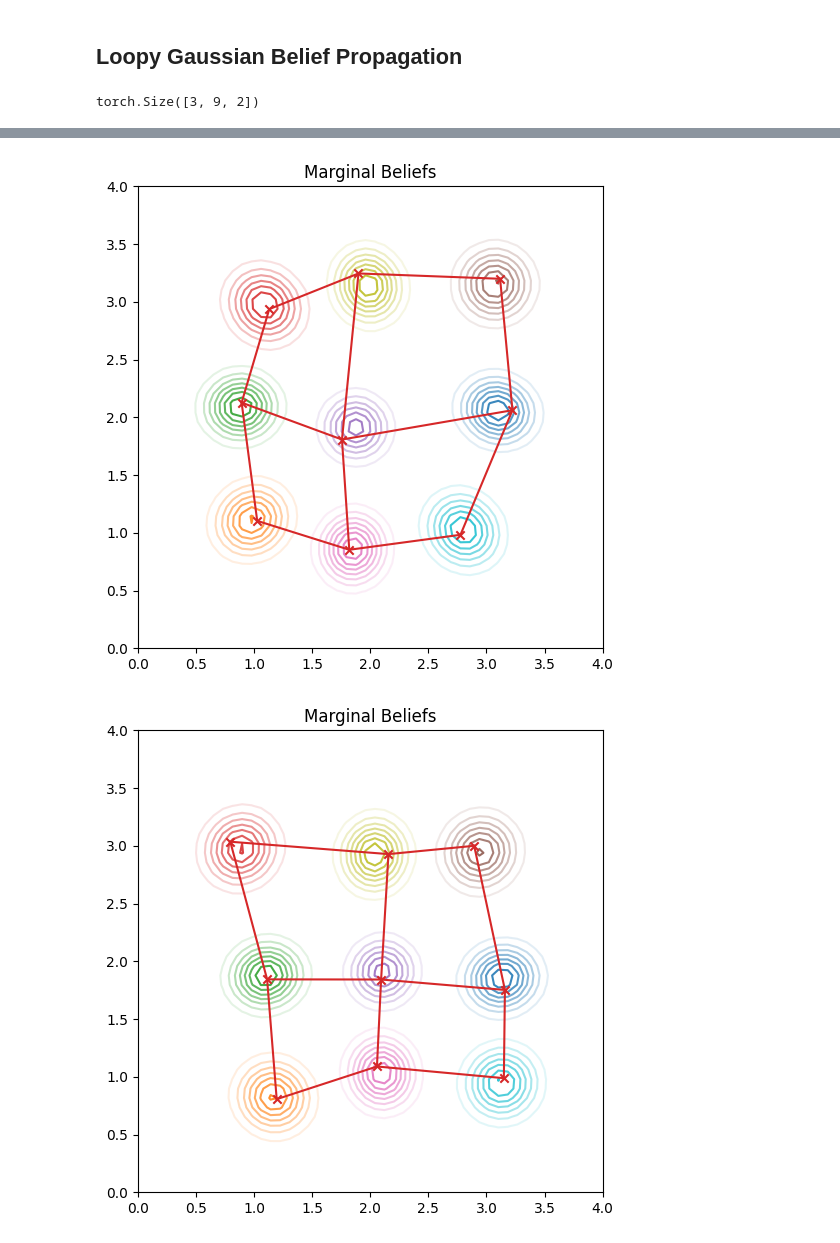
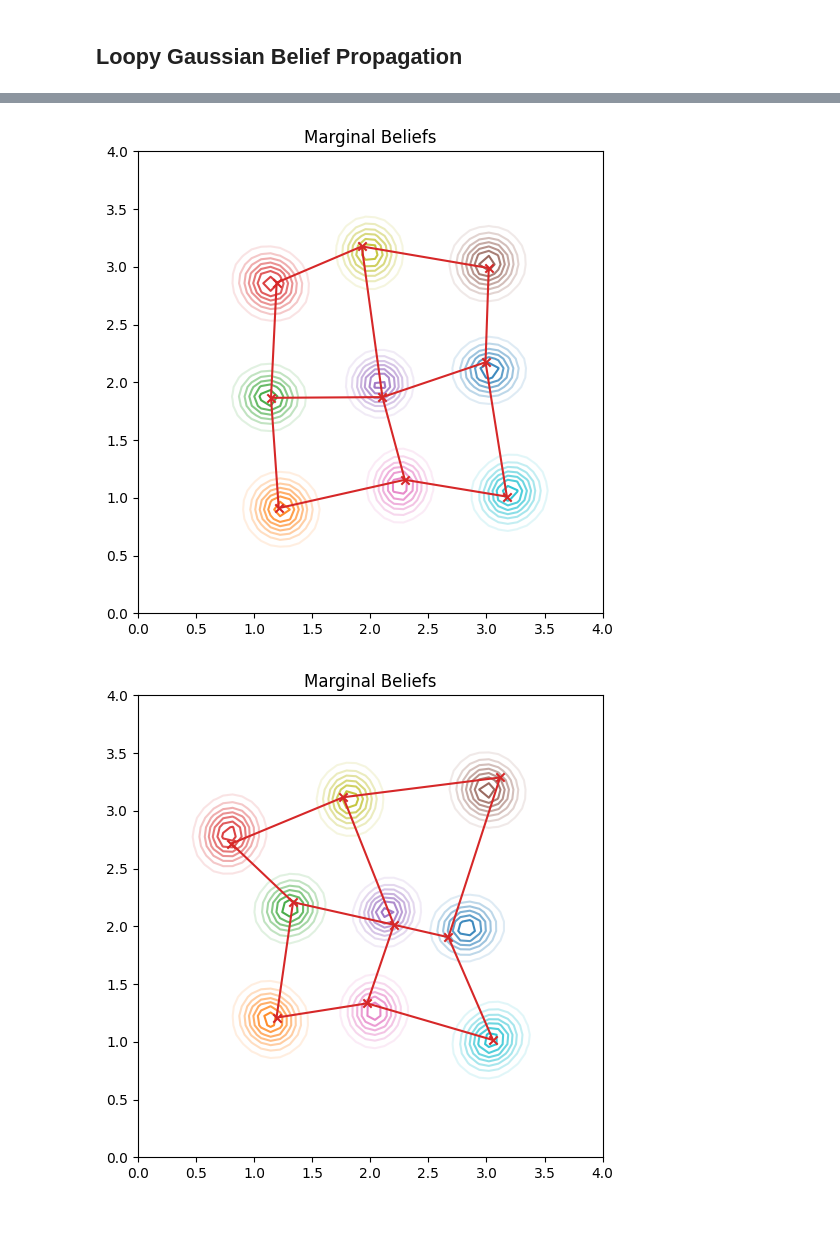
Before and after one commit to robj0nes/vectorised-torch-bp, a Jupyter notebook: notebooks/loopy_bp.ipynb, the cells around one changed output, grey strips where cells are left out. Drawn from its saved outputs; the diff is of its cells as text; code cells hidden in the pictures.

```diff
--- a/notebooks/loopy_bp.ipynb
+++ b/notebooks/loopy_bp.ipynb
@@ -119,7 +119,7 @@ plt.ylim(*LIMS[2:]);
 # %%
 from torch_bp.graph.factors.linear_gaussian_factors import UnaryGaussianLinearFactor, PairwiseGaussianLinearFactor
 N = 9                # Number of agents
-SIGMA = 0.05         # observation variance
+SIGMA = 0.035         # observation variance
 tensor_kwargs={'device': 'cpu', 'dtype': torch.float64}  # default uses float64 due to inversion ops
 batch_dim = 3        # Number of vectorised instances
 
@@ -127,7 +127,7 @@ batch_dim = 3        # Number of vectorised instances
 nodes = [(i,) for i in range(N)]
 # Add some small perturbations to the node positions across the batch dimensions to prove batched computation is working.
 batched_node_pos = torch.tensor(np.array([
-    np.array([[j + np.random.uniform(-0.25, 0.25), i + np.random.uniform(-0.25, 0.25)] for i in range(1, 4) for j in range(1, 4)])
+    np.array([[j + np.random.uniform(-0.35, 0.35), i + np.random.uniform(-0.35, 0.35)] for i in range(1, 4) for j in range(1, 4)])
     for _ in range(batch_dim)
 ]), **tensor_kwargs)
 
@@ -173,12 +173,9 @@ pairwise_dist_factors = [PairwiseGaussianLinearFactor(pairwise_dist_fn,
 factor_graph = FactorGraph(num_nodes=N,
                            factors=unary_anchor_factors+pairwise_dist_factors,
                            factor_neighbours=nodes+edges)
-# %% [output]
-torch.Size([3, 9, 2])
 # %%
-INIT_SIGMA = 0.1       # observed spread of particles
-ITER = 10              # number of iteration to make particles converge
-MSG_PASS_PER_ITER = 5  # number of message passing cycles per iteration (or number of msg passing before 1 linearization)
+ITER = 20              # number of iteration to make particles converge
+MSG_PASS_PER_ITER = 10  # number of message passing cycles per iteration (or number of msg passing before 1 linearization)
 
 loopy_gabp = bp.LoopyLinearGaussianBP(node_means=init_mu, node_covars=init_covar,
                                       factor_graph=factor_graph,
@@ -200,2 +197,2 @@ for d in range(batch_dim):
-[figure, old version]
+[figure, new version]
-[figure, old version]
+[figure, new version]
```
Also changed, not shown: parts of 1 cell of this notebook, 2 other files.
